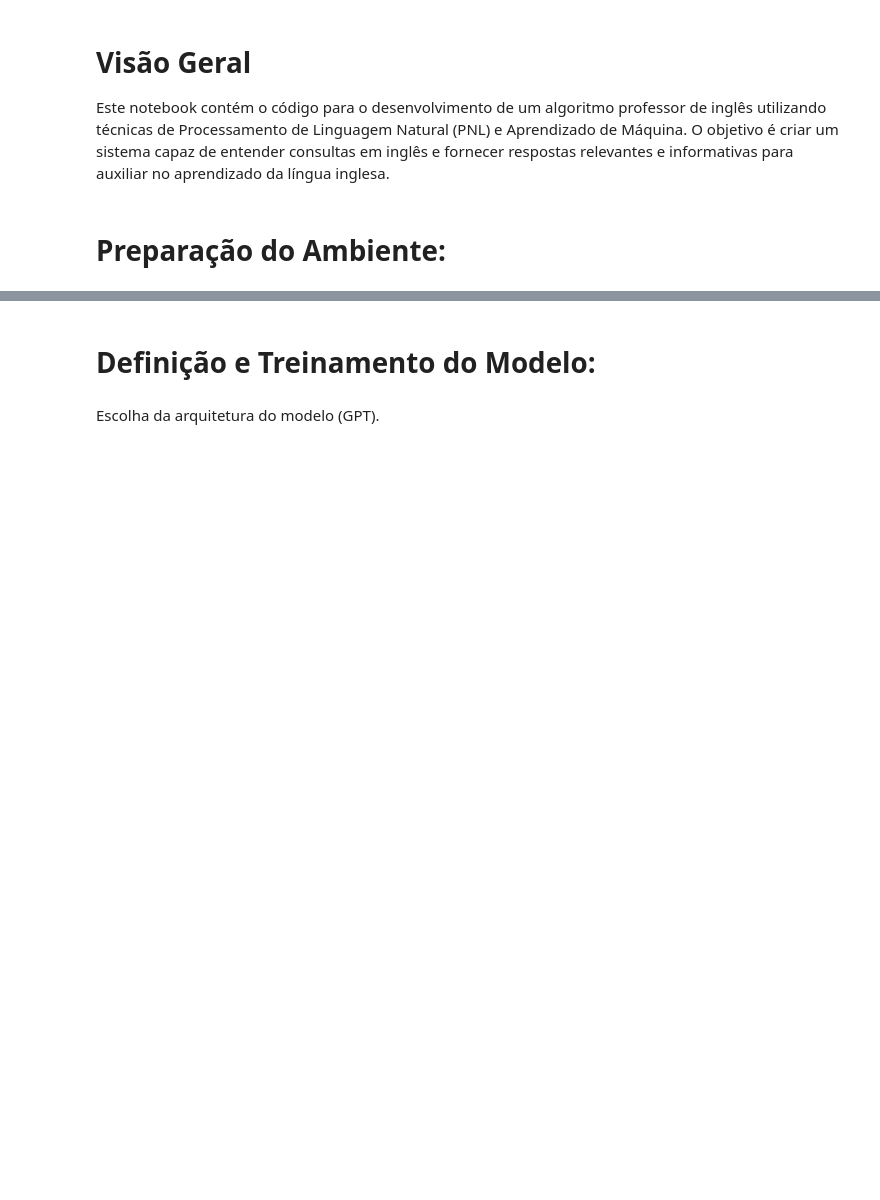
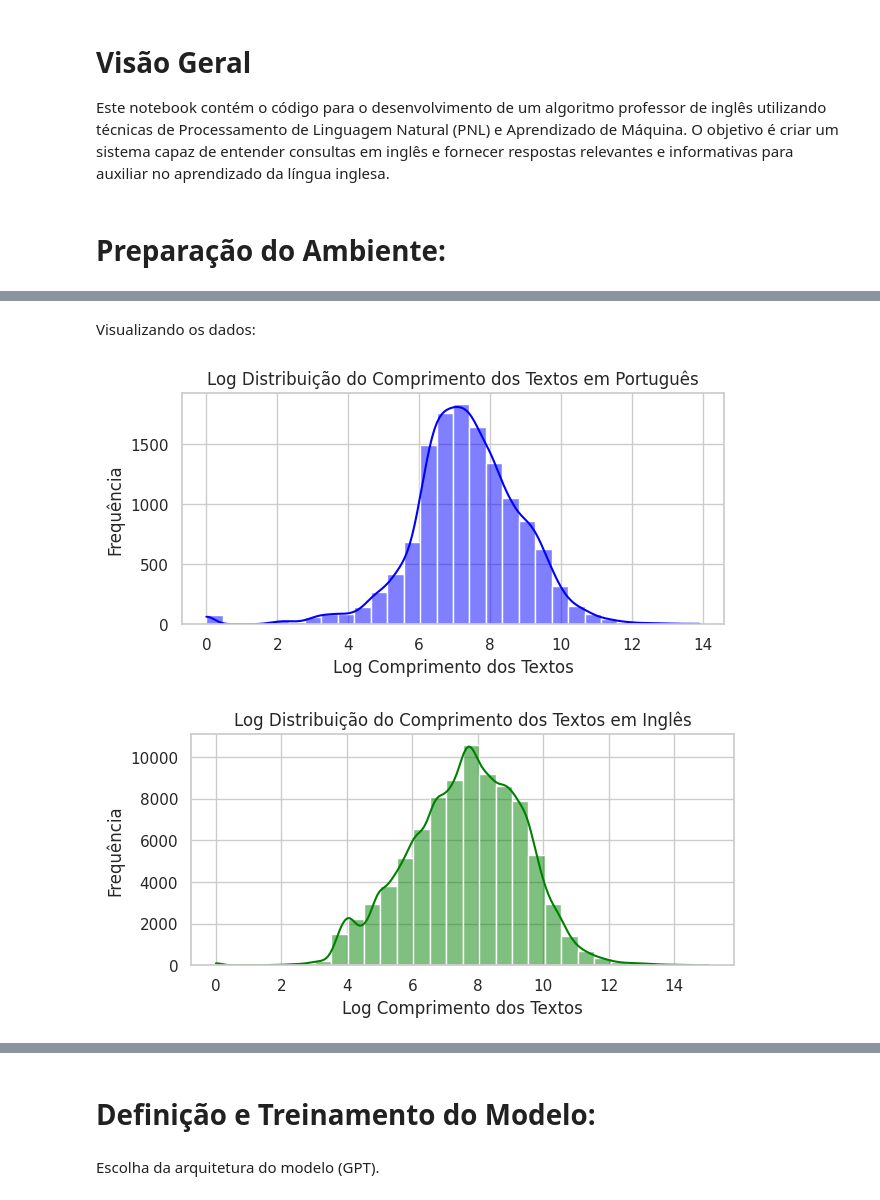
Before and after one commit to CarolBw/CB-AI-English-teacher, a Jupyter notebook: CB_AI_English_teacher.ipynb, the cells around one changed output, grey strips where cells are left out. Saved outputs shown, nothing was run; the diff lists cells and outputs as text; code cells hidden in the pictures; blank space fills up the shorter version.

```diff
--- a/CB_AI_English_teacher.ipynb
+++ b/CB_AI_English_teacher.ipynb
@@ -17,0 +97,20 @@ Este notebook contém o código para o desenvolvimento de um algoritmo professor
+# %%
+# Nossas tabelas relevantes
+tabela_1= 'pt'
+tabela_2= 'en'
+
+# Carregar os dados em Dataframe para manipulaçao
+query_1 = f"SELECT * FROM {tabela_1};"
+df1 = pd.read_sql_query(query_1, conexao)
+
+query_2 = f"SELECT * FROM {tabela_2};"
+df2 = pd.read_sql_query(query_2, conexao)
+
+# Fechar a conexão com o banco de dados original
+conexao.close()
+
+# Exibir as primeiras linhas para melhor compreesão do conteúdo
+print("\nPrimeiras linhas do DataFrame 'pt':")
+print(df1.head(10))
+print("\nPrimeiras linhas do DataFrame 'en':")
+print(df2.head(10))
@@ -17,0 +171,46 @@ Este notebook contém o código para o desenvolvimento de um algoritmo professor
+# %% [markdown]
+Visualizando os dados:
+# %%
+# Aplicação da transformação logarítmica nos comprimentos dos textos para lidar melhor com a dispersao dos dados,
+# visto que os textos possuem uma grande diversidade de tamanhos.
+def log_transform(x):
+    # Adiciona 1 antes de aplicar o log para evitar o logaritmo de zero.
+    return np.log(x + 1)
+
+# Aplica a transformação logarítmica nos comprimentos dos textos para os 2 Dataframes
+log_lengths_pt = df1['body_text'].apply(len).apply(log_transform)
+log_lengths_en = df2['body_text'].apply(len).apply(log_transform)
+
+# Configura o estilo dos gráficos
+sns.set(style="whitegrid")
+
+# Histograma para a distribuição do comprimento dos textos em português.
+plt.figure(figsize=(7, 3))
+sns.histplot(log_lengths_pt, bins=30, color="blue", kde=True)
+plt.title('Log Distribuição do Comprimento dos Textos em Português')
+plt.xlabel('Log Comprimento dos Textos')
+plt.ylabel('Frequência')
+plt.show()
+
+print()
+
+# Histograma para a distribuição do comprimento dos textos em inglês.
+plt.figure(figsize=(7, 3))
+sns.histplot(log_lengths_en, bins=30, color="green", kde=True)
+plt.title('Log Distribuição do Comprimento dos Textos em Inglês')
+plt.xlabel('Log Comprimento dos Textos')
+plt.ylabel('Frequência')
+plt.show()
+
+# Extrai a categoria principal de cada título, assumindo que a segunda parte da string
+# (quando dividida por '/') representa a categoria do livro ou material.
+def extract_category(title):
+    parts = title.split('/')
+    return parts[1] if len(parts) > 1 else 'Outros'
+
+# Adiciona a coluna de categoria aos DataFrames para análise
+df1['category'] = df1['title'].apply(extract_category)
+df2['category'] = df2['title'].apply(extract_category)
+# %% [output]
+[figure, added]
+[figure, added]
```
Also changed, not shown: parts of 19 cells of this notebook.
